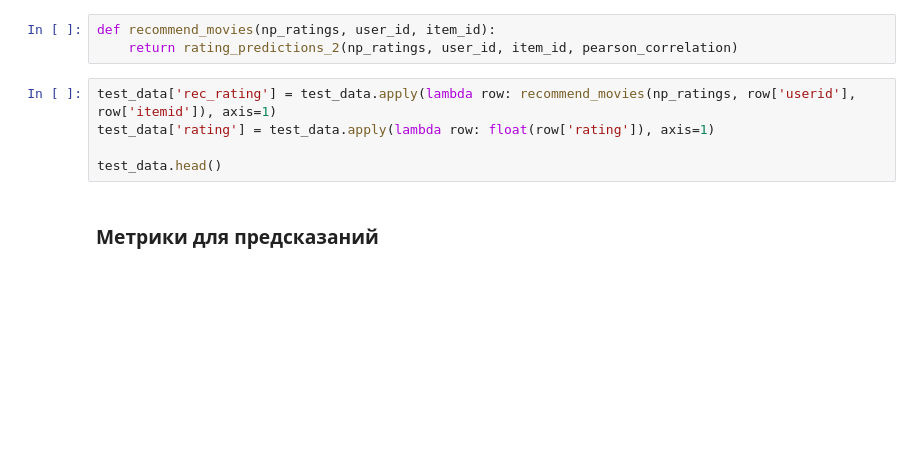
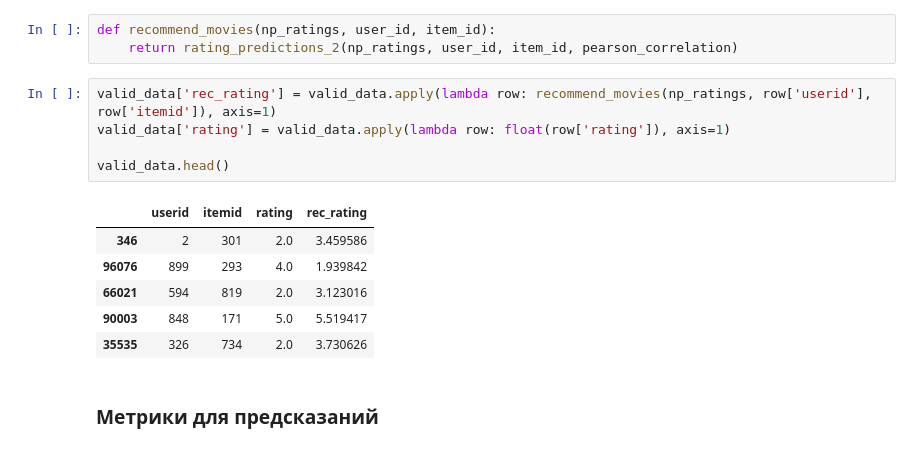
Before and after one commit to Petonzxc/recsys_1, a Jupyter notebook: main.ipynb, the cells around one changed output. Drawn from its saved outputs; the diff is of its cells as text; blank space fills up the shorter version.

```diff
--- a/main.ipynb
+++ b/main.ipynb
@@ -303,10 +315,17 @@ test_data.head()
 def recommend_movies(np_ratings, user_id, item_id):
     return rating_predictions_2(np_ratings, user_id, item_id, pearson_correlation)
 # %%
-test_data['rec_rating'] = test_data.apply(lambda row: recommend_movies(np_ratings, row['userid'], row['itemid']), axis=1)
-test_data['rating'] = test_data.apply(lambda row: float(row['rating']), axis=1)
+valid_data['rec_rating'] = valid_data.apply(lambda row: recommend_movies(np_ratings, row['userid'], row['itemid']), axis=1)
+valid_data['rating'] = valid_data.apply(lambda row: float(row['rating']), axis=1)
 
-test_data.head()
+valid_data.head()
+# %% [output]
+|  | userid | itemid | rating | rec_rating |
+| 346 | 2 | 301 | 2.0 | 3.459586 |
+| 96076 | 899 | 293 | 4.0 | 1.939842 |
+| 66021 | 594 | 819 | 2.0 | 3.123016 |
+| 90003 | 848 | 171 | 5.0 | 5.519417 |
+| 35535 | 326 | 734 | 2.0 | 3.730626 |
 # %% [markdown]
 ### Метрики для предсказаний
 # %%
```
Also changed, not shown: parts of 35 cells of this notebook.
